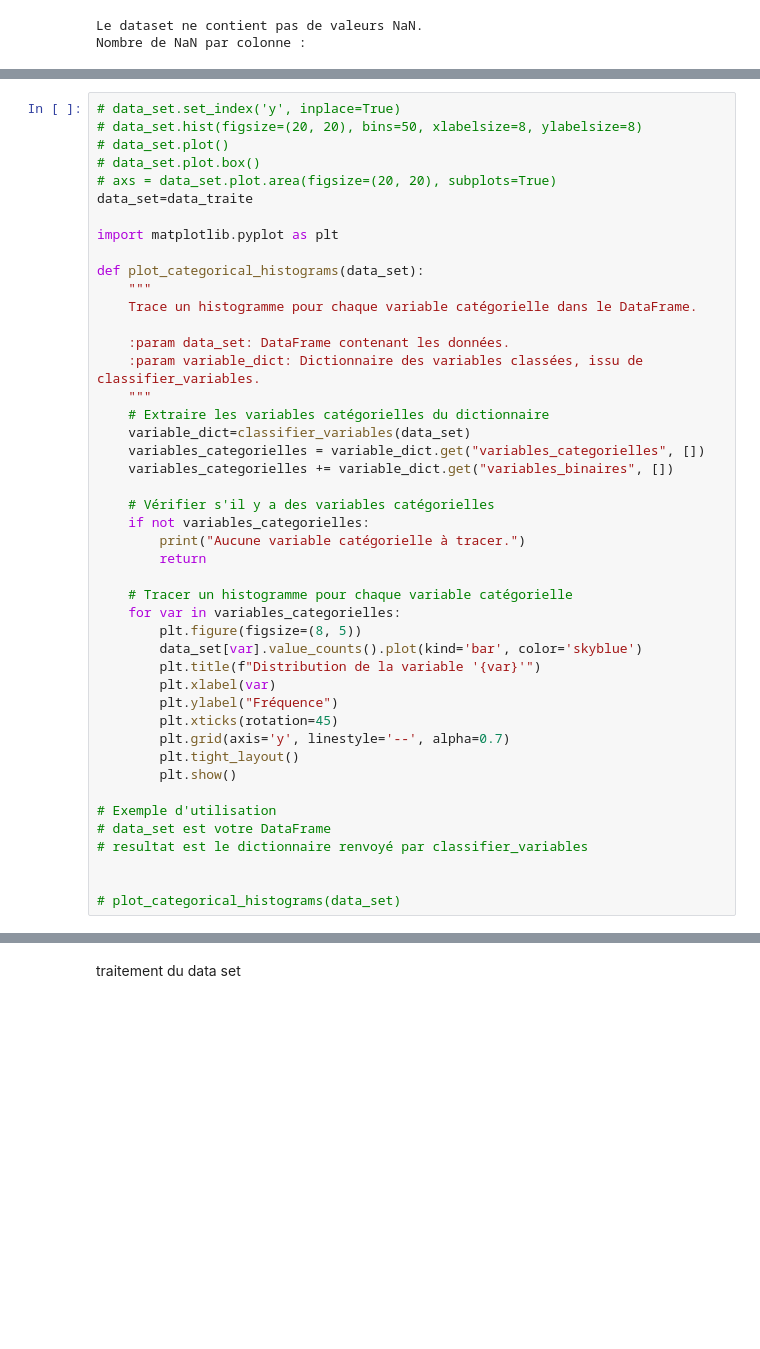
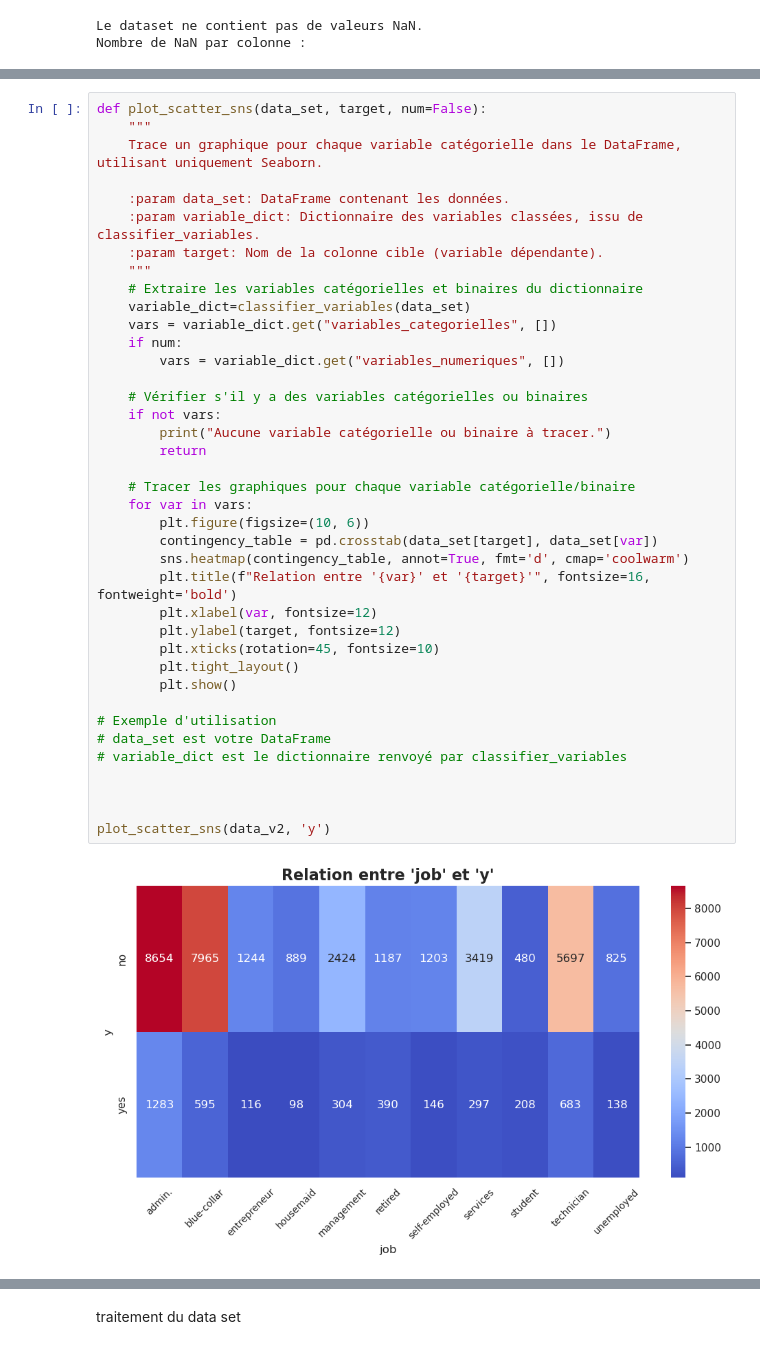
Before and after one commit to Ulrichnk/Projet_macahine_learning, a Jupyter notebook: projet.ipynb, the cells around one changed output, grey strips where cells are left out. Saved outputs shown, nothing was run; the diff lists cells and outputs as text; blank space fills up the shorter version.

```diff
--- a/projet.ipynb
+++ b/projet.ipynb
@@ -192,46 +314,42 @@ dtype: int64
 (41188, 20)
 # %%
-# data_set.set_index('y', inplace=True)
-# data_set.hist(figsize=(20, 20), bins=50, xlabelsize=8, ylabelsize=8)
-# data_set.plot()
-# data_set.plot.box()
-# axs = data_set.plot.area(figsize=(20, 20), subplots=True)
-data_set=data_traite
-
-import matplotlib.pyplot as plt
-
-def plot_categorical_histograms(data_set):
+def plot_scatter_sns(data_set, target, num=False):
     """
-    Trace un histogramme pour chaque variable catégorielle dans le DataFrame.
+    Trace un graphique pour chaque variable catégorielle dans le DataFrame, utilisant uniquement Seaborn.
 
     :param data_set: DataFrame contenant les données.
     :param variable_dict: Dictionnaire des variables classées, issu de classifier_variables.
+    :param target: Nom de la colonne cible (variable dépendante).
     """
-    # Extraire les variables catégorielles du dictionnaire
+    # Extraire les variables catégorielles et binaires du dictionnaire
     variable_dict=classifier_variables(data_set)
-    variables_categorielles = variable_dict.get("variables_categorielles", [])
-    variables_categorielles += variable_dict.get("variables_binaires", [])
+    vars = variable_dict.get("variables_categorielles", [])
+    if num:
+        vars = variable_dict.get("variables_numeriques", [])
 
-    # Vérifier s'il y a des variables catégorielles
-    if not variables_categorielles:
-        print("Aucune variable catégorielle à tracer.")
+    # Vérifier s'il y a des variables catégorielles ou binaires
+    if not vars:
+        print("Aucune variable catégorielle ou binaire à tracer.")
         return
 
-    # Tracer un histogramme pour chaque variable catégorielle
-    for var in variables_categorielles:
-        plt.figure(figsize=(8, 5))
-        data_set[var].value_counts().plot(kind='bar', color='skyblue')
-        plt.title(f"Distribution de la variable '{var}'")
-        plt.xlabel(var)
-        plt.ylabel("Fréquence")
-        plt.xticks(rotation=45)
-        plt.grid(axis='y', linestyle='--', alpha=0.7)
+    # Tracer les graphiques pour chaque variable catégorielle/binaire
+    for var in vars:
+        plt.figure(figsize=(10, 6))
+        contingency_table = pd.crosstab(data_set[target], data_set[var])
+        sns.heatmap(contingency_table, annot=True, fmt='d', cmap='coolwarm')
+        plt.title(f"Relation entre '{var}' et '{target}'", fontsize=16, fontweight='bold')
+        plt.xlabel(var, fontsize=12)
+        plt.ylabel(target, fontsize=12)
+        plt.xticks(rotation=45, fontsize=10)
         plt.tight_layout()
         plt.show()
 
 # Exemple d'utilisation
 # data_set est votre DataFrame
-# resultat est le dictionnaire renvoyé par classifier_variables
+# variable_dict est le dictionnaire renvoyé par classifier_variables
 
 
-# plot_categorical_histograms(data_set)
+
+plot_scatter_sns(data_v2, 'y')
+# %% [output]
+[figure, added]
```
Also changed, not shown: parts of 37 cells of this notebook, 1 other file.
